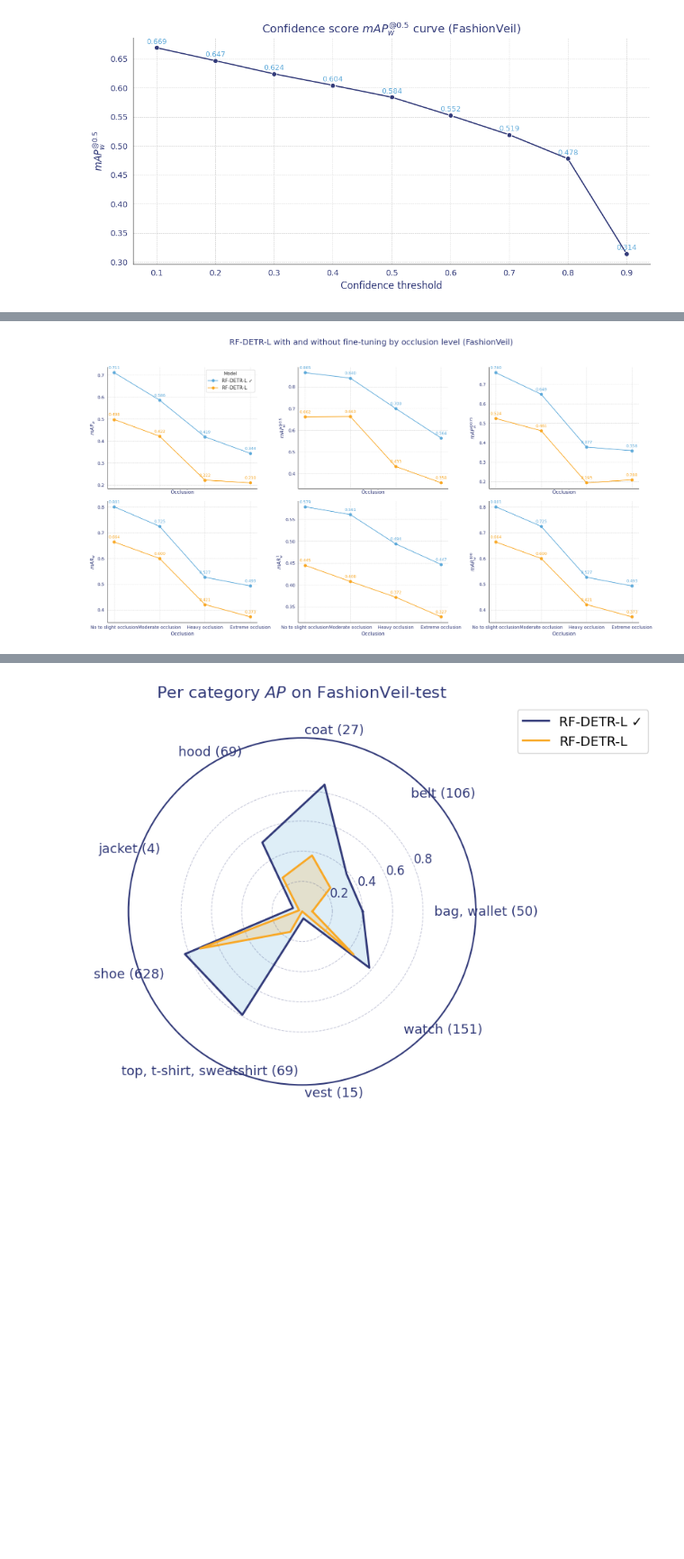
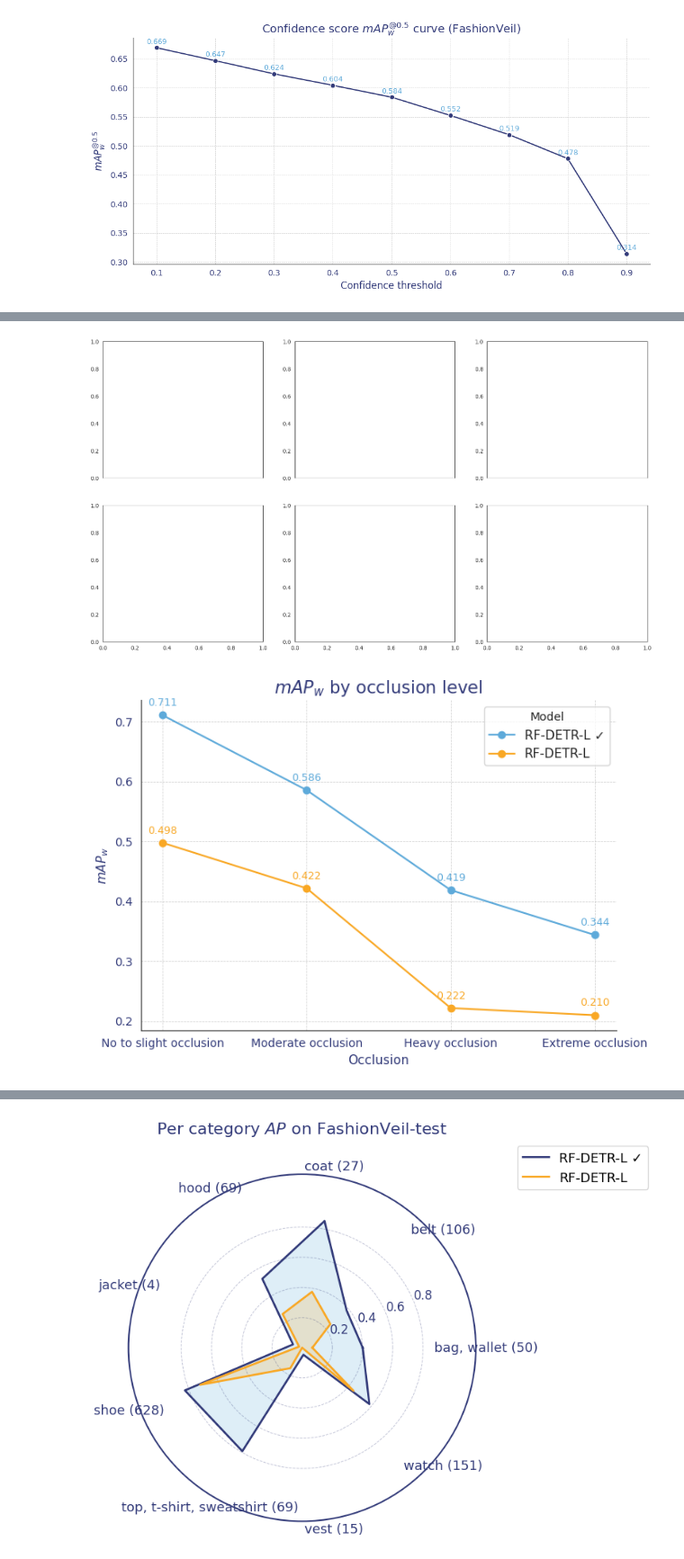
Before and after one commit to DatSplit/FashionVeil, a Jupyter notebook: dataset_preprocessing/FashionVeil_analysis.ipynb, the cells around one changed output, grey strips where cells are left out. Shown at 90% size. Cells and saved outputs as stored; diff of their text form; code cells hidden in the pictures; blank space fills up the shorter version.

```diff
--- a/dataset_preprocessing/FashionVeil_analysis.ipynb
+++ b/dataset_preprocessing/FashionVeil_analysis.ipynb
@@ -287,14 +343,14 @@ model_display_to_col = {
     "A-MRCNN": "A-MRCNN",
     "FashionFormer": "FashionFormer",
     "Facere": "Facere",
-    "RF-DETR-L (ours)": "RF-DETR-L"
+    "RF-DETR-L*": "RF-DETR-L"
 }
 
 model_colors = {
     "A-MRCNN": "#323a79",
     "FashionFormer": "#5EAADA",
     "Facere": "#A3A3A3",
-    "RF-DETR-L (ours)": "#F9A825"
+    "RF-DETR-L*": "#F9A825"
 }
 
 sns.set_style("white")
@@ -383,41 +439,38 @@ metrics = [
     ("mAR1", "$mAR^1_w$"),
     ("mAR100", "$mAR^{100}_w$")
 ]
 
 sns.set_style("white")
 
 fig, axes = plt.subplots(2, 3, figsize=(18, 10), sharex=True)
 axes = axes.flatten()
 
 for idx, (metric, metric_label) in enumerate(metrics):
-    ax = axes[idx]
+    fig, ax = plt.subplots(figsize=(7, 5))
     for model_display, color in model_colors.items():
         model_col = model_display_to_col[model_display]
         ax.plot(
             df["Occlusion"],
             df[f"{model_col}_{metric}"],
             marker='o',
             label=model_display,
             color=color
         )
         # Annotate points
         for x, y in zip(df["Occlusion"], df[f"{model_col}_{metric}"]):
             ax.annotate(f'{y:.3f}', (x, y), textcoords="offset points", xytext=(0, 8),
                         ha='center', fontsize=9, color=color)
-    # Remove subplot titles
-    # ax.set_title(metric_label, fontsize=13, color="#323a79")
     ax.set_xlabel("Occlusion", fontsize=11, color="#323a79")
     ax.set_ylabel(metric_label, fontsize=11, color="#323a79")
     ax.tick_params(colors="#323a79")
     ax.spines['top'].set_visible(False)
     ax.spines['right'].set_visible(False)
     ax.grid(True, linestyle='--', linewidth=0.5)
-    if idx == 0:
-        ax.legend(title="Model", fontsize=11)
-
-plt.suptitle("RF-DETR-L with and without fine-tuning by occlusion level (FashionVeil)", fontsize=18, color="#323a79")
-plt.tight_layout(rect=[0, 0.03, 1, 0.95])
-plt.savefig('fashionveil_allmetrics_occlusion_rfdetr.pdf')
-plt.show()
+    ax.legend(title="Model", fontsize=11)
+    ax.set_title(f"{metric_label} by occlusion level", fontsize=15, color="#323a79")
+    plt.tight_layout()
+    plt.savefig(f'fashionveil_{metric}_occlusion_rfdetr.pdf')
+    plt.show()
 # %% [output]
-[figure, old version]
+[figure, new version]
+[figure, added]
```
Also changed, not shown: parts of 4 cells of this notebook, 8 other files.
